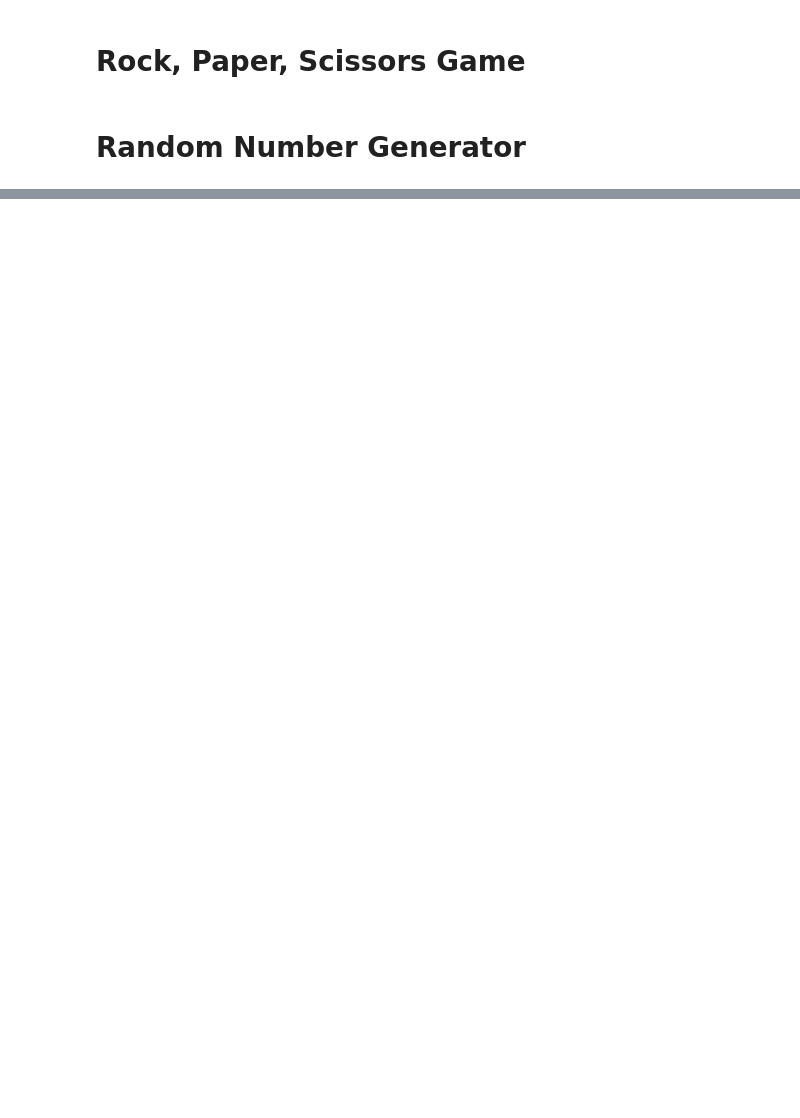
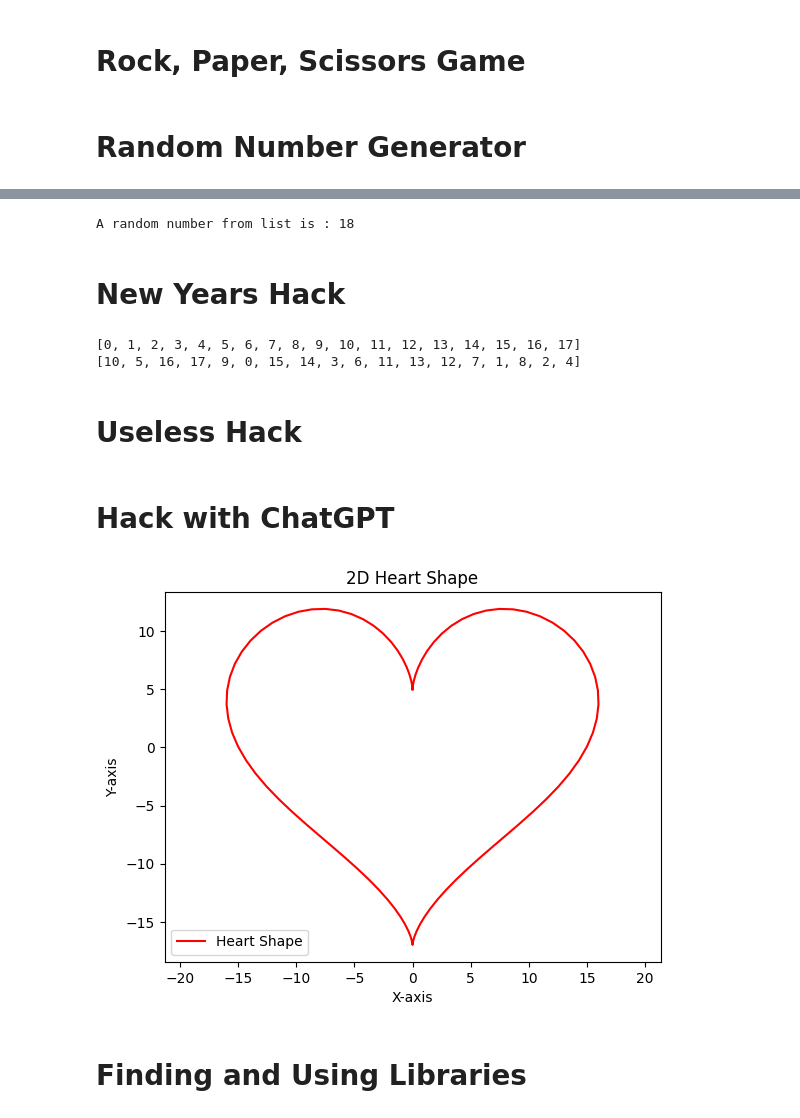
Before and after one commit to bgwaba/Hack-Week, a Jupyter notebook: global-hack-week-brianna.ipynb, the cells around one changed output, grey strips where cells are left out. Drawn from its saved outputs; the diff is of its cells as text; code cells hidden in the pictures; blank space fills up the shorter version.

Commit message:
Kaggle Notebook | Global Hack Week <Brianna> | Version 6

```diff
--- a/global-hack-week-brianna.ipynb
+++ b/global-hack-week-brianna.ipynb
@@ -114,0 +98,63 @@ while True:
+# %%
+import random
+print("A random number from list is : ", end="")
+print(random.choice([4, 15, 18, 24, 44,12, 132,106,177,4414]))
+# %% [output]
+A random number from list is : 18
+# %% [markdown]
+# New Years Hack
+# %%
+# randomly shuffle a sequence
+from random import seed
+from random import shuffle
+
+# seed random number generator
+seed(1)
+
+# prepare a sequence
+sequence = [i for i in range(18)]
+
+print(sequence)
+
+# randomly shuffle the sequence
+shuffle(sequence)
+print(sequence)
+# %% [output]
+[0, 1, 2, 3, 4, 5, 6, 7, 8, 9, 10, 11, 12, 13, 14, 15, 16, 17]
+[10, 5, 16, 17, 9, 0, 15, 14, 3, 6, 11, 13, 12, 7, 1, 8, 2, 4]
+# %% [markdown]
+# Useless Hack
+# %% [markdown]
+#  Hack with ChatGPT
+# %%
+import numpy as np
+import matplotlib.pyplot as plt
+
+def heart_shape():
+    t = np.linspace(0, 2 * np.pi, 100)
+    x = 16 * np.sin(t)**3
+    y = 13 * np.cos(t) - 5 * np.cos(2*t) - 2 * np.cos(3*t) - np.cos(4*t)
+
+    return x, y
+
+# Generate the heart shape coordinates
+x, y = heart_shape()
+
+# Plot the heart shape
+plt.plot(x, y, color='red', label='Heart Shape')
+
+# Set labels
+plt.xlabel('X-axis')
+plt.ylabel('Y-axis')
+
+# Set title
+plt.title('2D Heart Shape')
+
+# Show the plot
+plt.legend()
+plt.axis('equal')  # Equal aspect ratio ensures the heart shape is not distorted
+plt.show()
+# %% [output]
+[figure, added]
+# %% [markdown]
+#  Finding and Using Libraries
```
Also changed, not shown: parts of 14 cells of this notebook.
